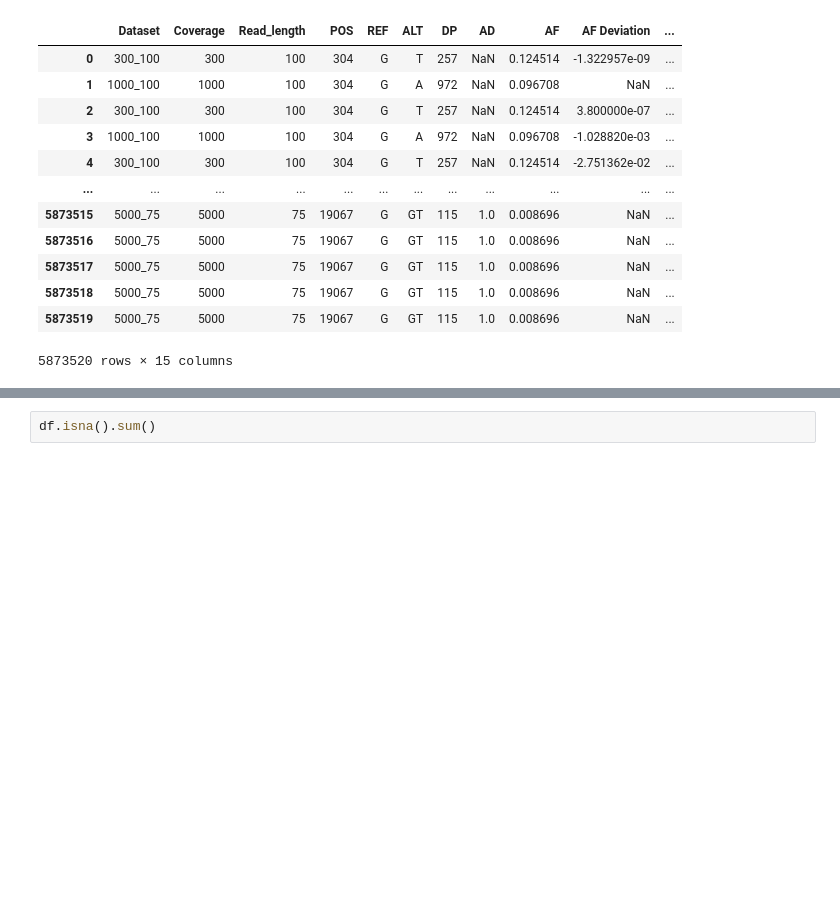
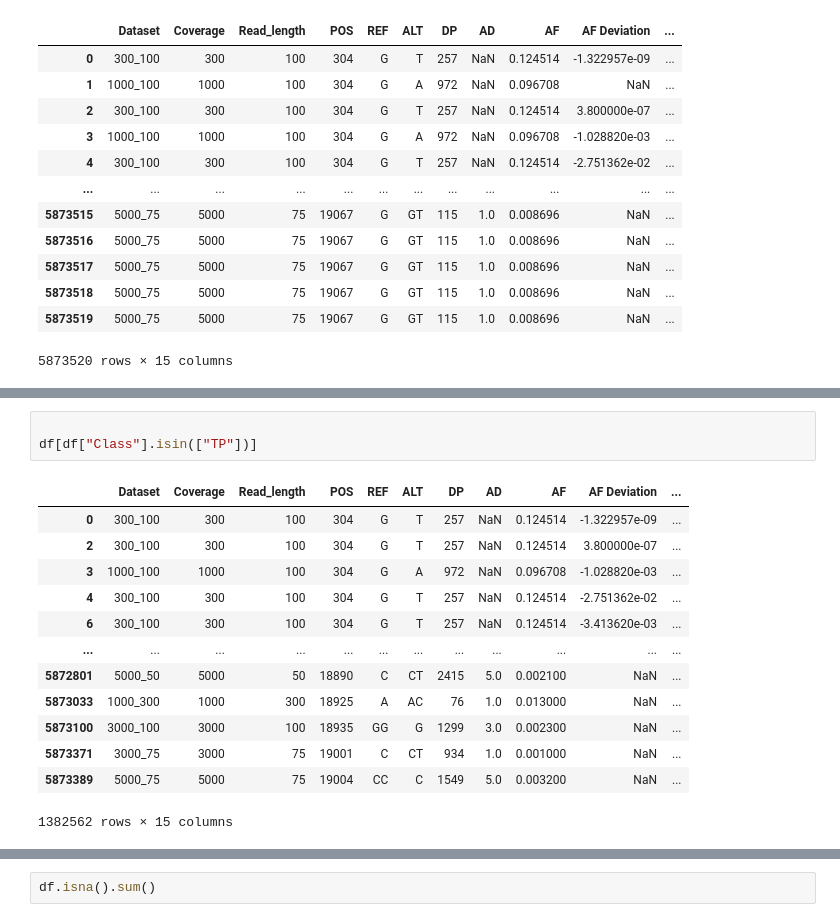
Before and after one commit to thodkatz/synth4bench, a Jupyter notebook: playground.ipynb, the cells around one changed output, grey strips where cells are left out. Saved outputs shown, nothing was run; the diff lists cells and outputs as text; blank space fills up the shorter version.

```diff
--- a/playground.ipynb
+++ b/playground.ipynb
@@ -20,0 +79,17 @@ df
+# %%
+
+df[df["Class"].isin(["TP"])]
+# %% [output]
+|  | Dataset | Coverage | Read_length | POS | REF | ALT | DP | AD | AF | AF Deviation | ... |
+| 0 | 300_100 | 300 | 100 | 304 | G | T | 257 | NaN | 0.124514 | -1.322957e-09 | ... |
+| 2 | 300_100 | 300 | 100 | 304 | G | T | 257 | NaN | 0.124514 | 3.800000e-07 | ... |
+| 3 | 1000_100 | 1000 | 100 | 304 | G | A | 972 | NaN | 0.096708 | -1.028820e-03 | ... |
+| 4 | 300_100 | 300 | 100 | 304 | G | T | 257 | NaN | 0.124514 | -2.751362e-02 | ... |
+| 6 | 300_100 | 300 | 100 | 304 | G | T | 257 | NaN | 0.124514 | -3.413620e-03 | ... |
+| ... | ... | ... | ... | ... | ... | ... | ... | ... | ... | ... | ... |
+| 5872801 | 5000_50 | 5000 | 50 | 18890 | C | CT | 2415 | 5.0 | 0.002100 | NaN | ... |
+| 5873033 | 1000_300 | 1000 | 300 | 18925 | A | AC | 76 | 1.0 | 0.013000 | NaN | ... |
+| 5873100 | 3000_100 | 3000 | 100 | 18935 | GG | G | 1299 | 3.0 | 0.002300 | NaN | ... |
+| 5873371 | 3000_75 | 3000 | 75 | 19001 | C | CT | 934 | 1.0 | 0.001000 | NaN | ... |
+| 5873389 | 5000_75 | 5000 | 75 | 19004 | CC | C | 1549 | 5.0 | 0.003200 | NaN | ... |
+1382562 rows × 15 columns
```
Also changed, not shown: parts of 16 cells of this notebook, 3 other files.
